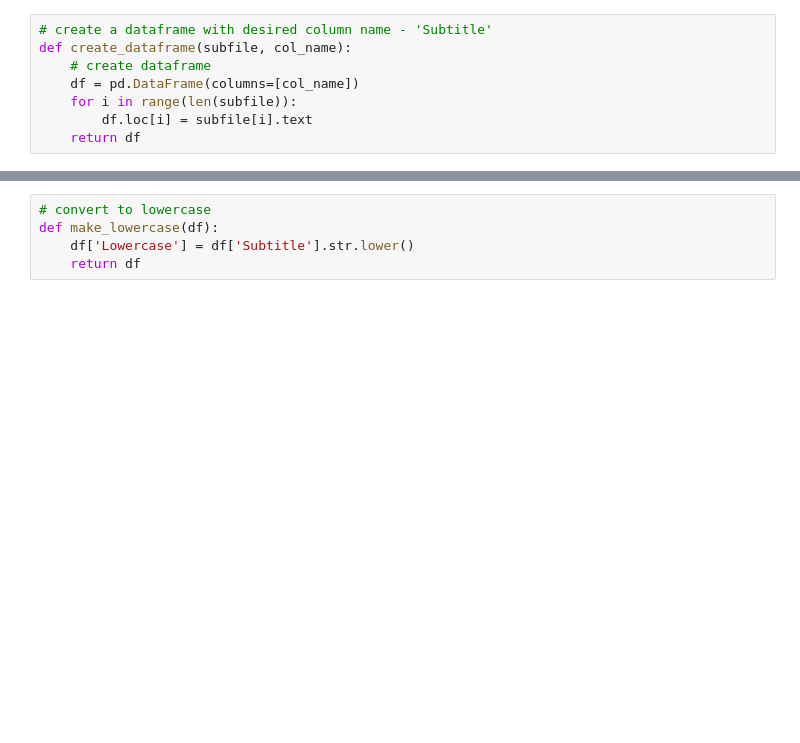
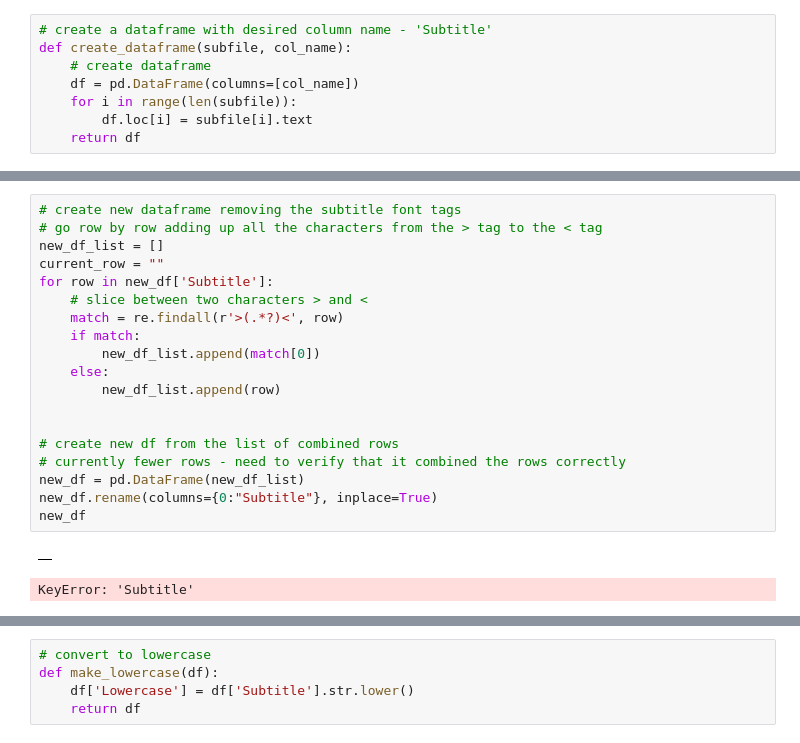
Before and after one commit to vsulli/SRT2CSV, a Jupyter notebook: SRT2CSV.ipynb, the cells around one changed output, grey strips where cells are left out. Drawn from its saved outputs; the diff is of its cells as text; blank space fills up the shorter version.

```diff
--- a/SRT2CSV.ipynb
+++ b/SRT2CSV.ipynb
@@ -88,3 +107,25 @@ new_df
+# %%
+# create new dataframe removing the subtitle font tags
+# go row by row adding up all the characters from the > tag to the < tag
+new_df_list = []
+current_row = ""
+for row in new_df['Subtitle']:
+    # slice between two characters > and <
+    match = re.findall(r'>(.*?)<', row)
+    if match:
+        new_df_list.append(match[0])
+    else:
+        new_df_list.append(row)
+
+
+# create new df from the list of combined rows
+# currently fewer rows - need to verify that it combined the rows correctly
+new_df = pd.DataFrame(new_df_list)
+new_df.rename(columns={0:"Subtitle"}, inplace=True)
+new_df
+# %% [output]
+|  |
+KeyError: 'Subtitle'
 # %%
 # basic exploratory data analysis
 df = create_dataframe(subs, 'Subtitle')
```
Also changed, not shown: parts of 6 cells of this notebook.
